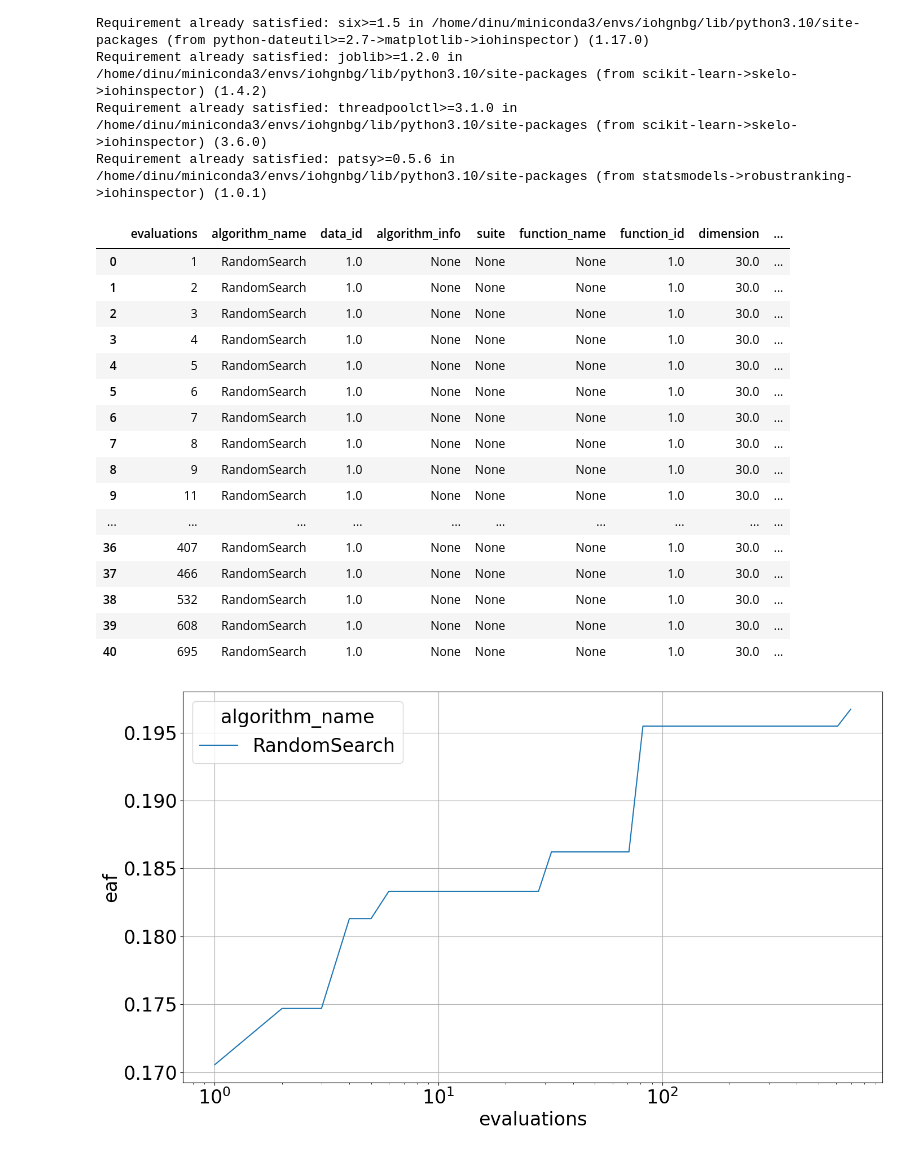
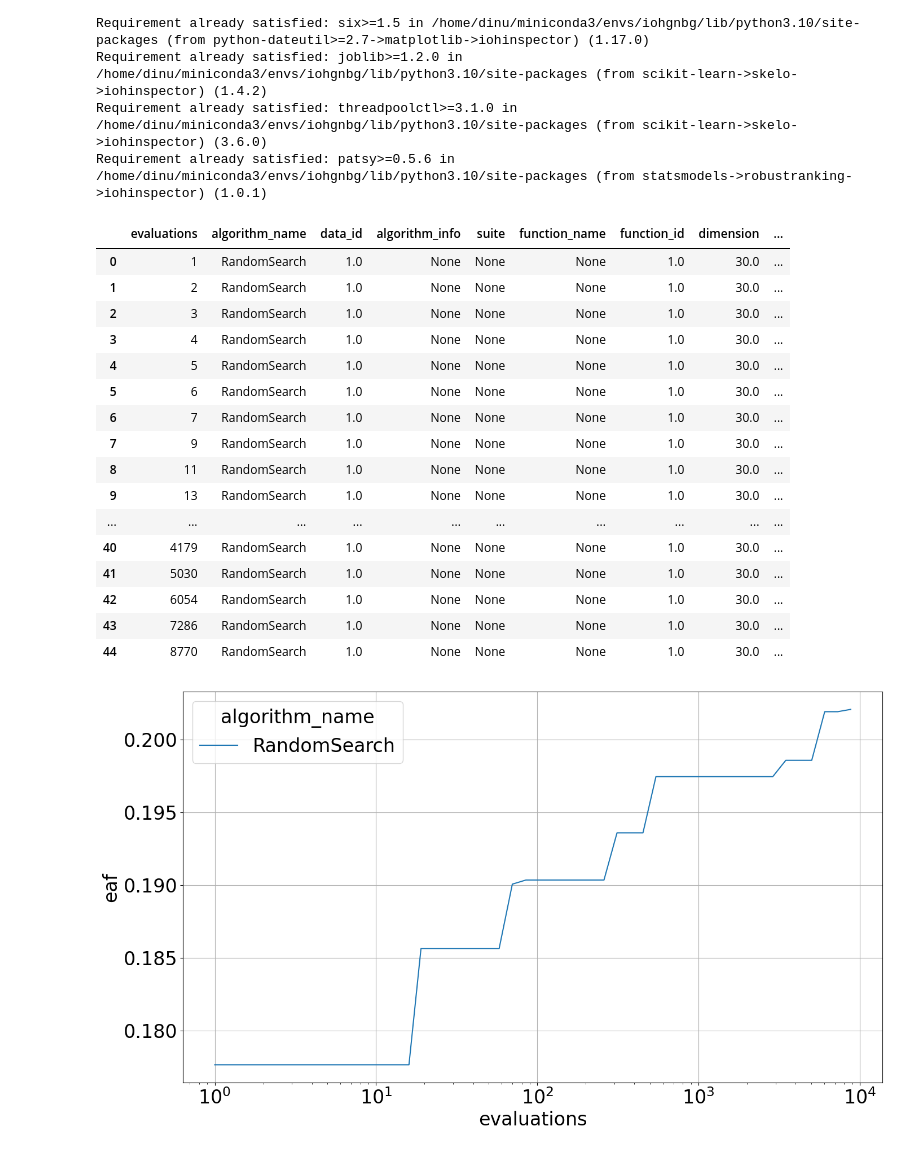
Before and after one commit to IOHprofiler/IOHGNBG, a Jupyter notebook: tutorials/random_search_tutorial.ipynb, the cells around one changed output. Saved outputs shown, nothing was run; the diff lists cells and outputs as text; code cells hidden in the pictures.

Commit message:
create problem

```diff
--- a/tutorials/random_search_tutorial.ipynb
+++ b/tutorials/random_search_tutorial.ipynb
@@ -116,33 +113,33 @@ Requirement already satisfied: patsy>=0.5.6 in /home/dinu/miniconda3/envs/iohgnb
 # %%
 from iohinspector import DataManager, plot_ecdf
 
 # Create a data manager
 manager = DataManager()
 data_folders = ["RandomSearch_Test"]
 manager.add_folders(data_folders)
 
 # Select and load data
-selection = manager.select(function_ids=[1], algorithms=["RandomSearch"])
+selection = manager.select(function_ids=[problem_index], algorithms=["RandomSearch"])
 df = selection.load(monotonic=True, include_meta_data=True)
 
 # Visualize results
 plot_ecdf(df)
 # %% [output]
 |  | evaluations | algorithm_name | data_id | algorithm_info | suite | function_name | function_id | dimension | ... |
 | 0 | 1 | RandomSearch | 1.0 | None | None | None | 1.0 | 30.0 | ... |
 | 1 | 2 | RandomSearch | 1.0 | None | None | None | 1.0 | 30.0 | ... |
 | 2 | 3 | RandomSearch | 1.0 | None | None | None | 1.0 | 30.0 | ... |
 | 3 | 4 | RandomSearch | 1.0 | None | None | None | 1.0 | 30.0 | ... |
 | 4 | 5 | RandomSearch | 1.0 | None | None | None | 1.0 | 30.0 | ... |
 | 5 | 6 | RandomSearch | 1.0 | None | None | None | 1.0 | 30.0 | ... |
 | 6 | 7 | RandomSearch | 1.0 | None | None | None | 1.0 | 30.0 | ... |
-| 7 | 8 | RandomSearch | 1.0 | None | None | None | 1.0 | 30.0 | ... |
-| 8 | 9 | RandomSearch | 1.0 | None | None | None | 1.0 | 30.0 | ... |
-| 9 | 11 | RandomSearch | 1.0 | None | None | None | 1.0 | 30.0 | ... |
+| 7 | 9 | RandomSearch | 1.0 | None | None | None | 1.0 | 30.0 | ... |
+| 8 | 11 | RandomSearch | 1.0 | None | None | None | 1.0 | 30.0 | ... |
+| 9 | 13 | RandomSearch | 1.0 | None | None | None | 1.0 | 30.0 | ... |
 | ... | ... | ... | ... | ... | ... | ... | ... | ... | ... |
-| 36 | 407 | RandomSearch | 1.0 | None | None | None | 1.0 | 30.0 | ... |
-| 37 | 466 | RandomSearch | 1.0 | None | None | None | 1.0 | 30.0 | ... |
-| 38 | 532 | RandomSearch | 1.0 | None | None | None | 1.0 | 30.0 | ... |
-| 39 | 608 | RandomSearch | 1.0 | None | None | None | 1.0 | 30.0 | ... |
-| 40 | 695 | RandomSearch | 1.0 | None | None | None | 1.0 | 30.0 | ... |
+| 40 | 4179 | RandomSearch | 1.0 | None | None | None | 1.0 | 30.0 | ... |
+| 41 | 5030 | RandomSearch | 1.0 | None | None | None | 1.0 | 30.0 | ... |
+| 42 | 6054 | RandomSearch | 1.0 | None | None | None | 1.0 | 30.0 | ... |
+| 43 | 7286 | RandomSearch | 1.0 | None | None | None | 1.0 | 30.0 | ... |
+| 44 | 8770 | RandomSearch | 1.0 | None | None | None | 1.0 | 30.0 | ... |
-[figure, old version]
+[figure, new version]
```
Also changed, not shown: parts of 2 cells of this notebook, 29 other files.
